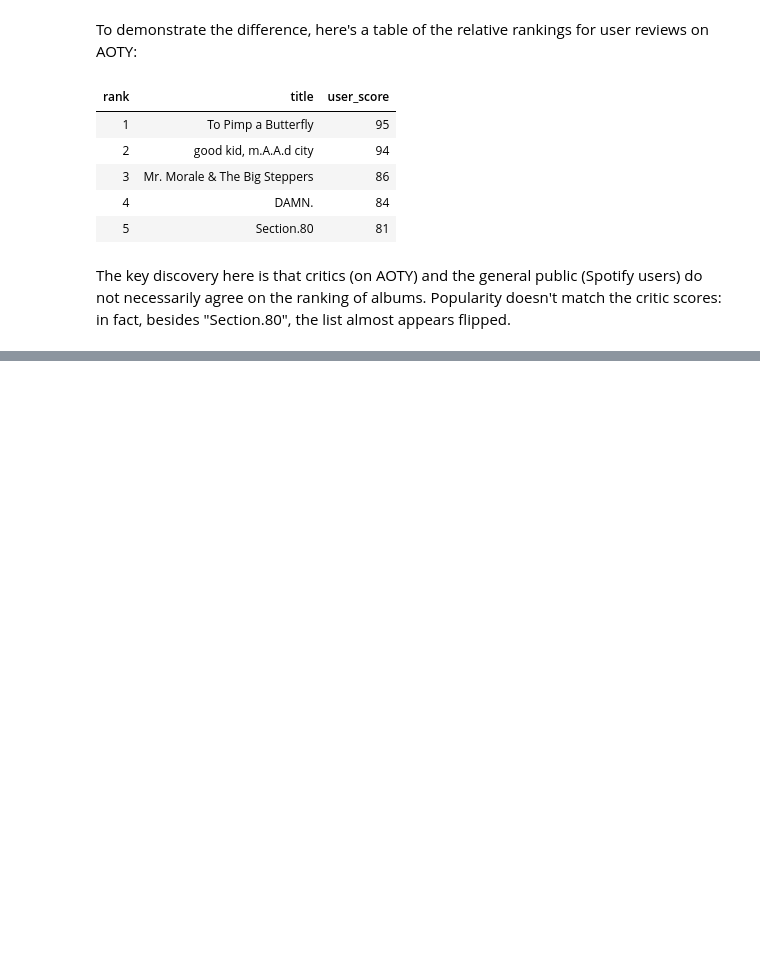
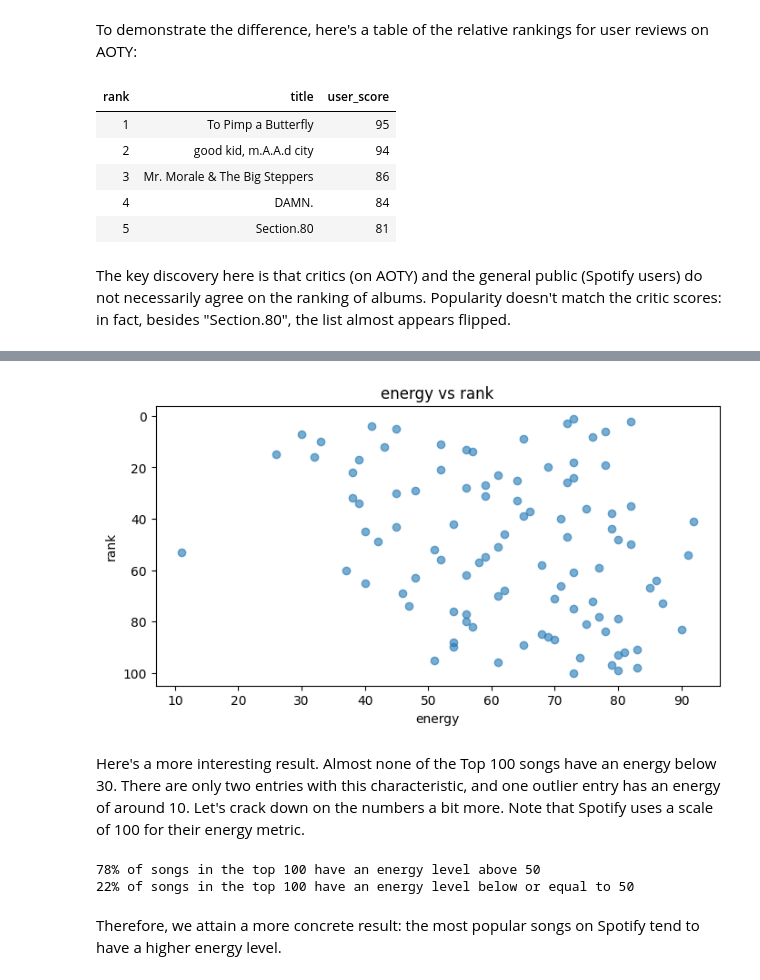
Before and after one commit to buiswrld/soundscaping, a Jupyter notebook: analysis/exploration.ipynb, the cells around one changed output, grey strips where cells are left out. Drawn from its saved outputs; the diff is of its cells as text; code cells hidden in the pictures; blank space fills up the shorter version.

```diff
--- a/analysis/exploration.ipynb
+++ b/analysis/exploration.ipynb
@@ -81,0 +101,15 @@ The key discovery here is that critics (on AOTY) and the general public (Spotify
+# %%
+plot(df_top100s, 'energy', 'rank', reverse=True)
+# %% [output]
+[figure, added]
+# %% [markdown]
+Here's a more interesting result. Almost none of the Top 100 songs have an energy below 30. There are only two entries with this characteristic, and one outlier entry has an energy of around 10. Let's crack down on the numbers a bit more. Note that Spotify uses a scale of 100 for their energy metric.
+# %%
+freq = split_proportion(df_top100s, 'energy', 50)
+print(f'{str(freq['above_split'])}% of songs in the top 100 have an energy level above 50')
+print(f'{str(freq['below_split'])}% of songs in the top 100 have an energy level below or equal to 50')
+# %% [output]
+78% of songs in the top 100 have an energy level above 50
+22% of songs in the top 100 have an energy level below or equal to 50
+# %% [markdown]
+Therefore, we attain a more concrete result: the most popular songs on Spotify tend to have a higher energy level.
```
Also changed, not shown: parts of 12 cells of this notebook, 2 other files.
